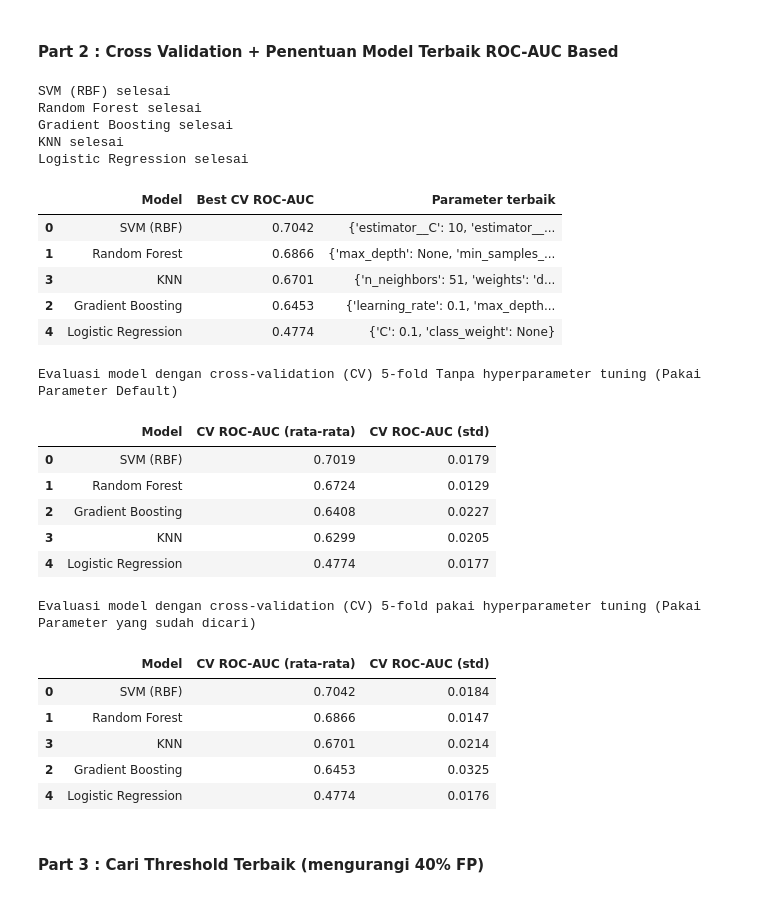
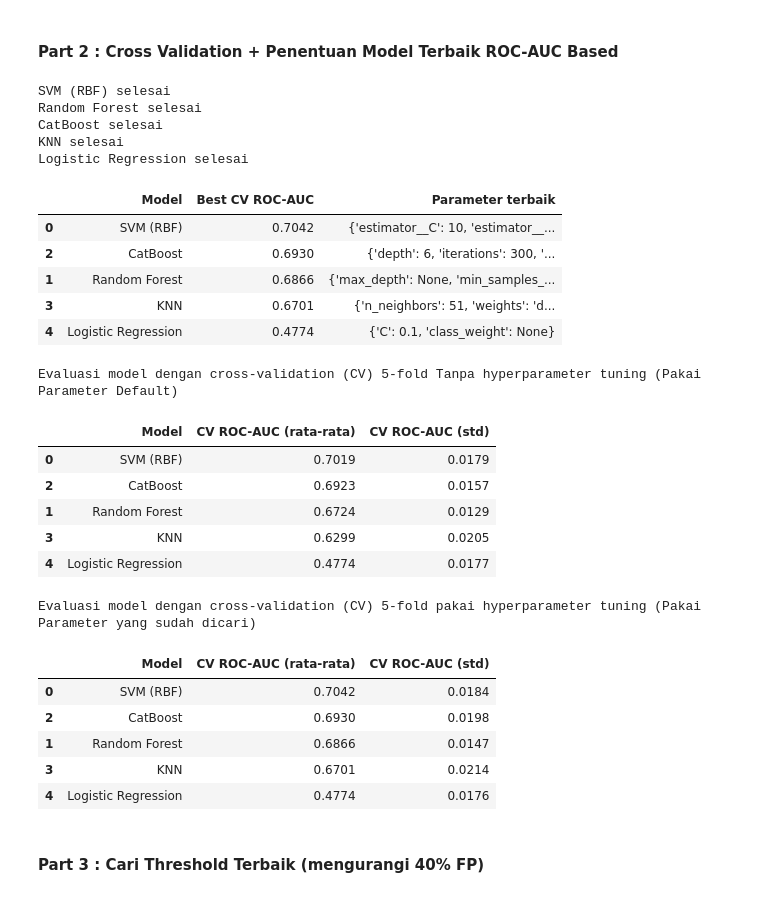
Before and after one commit to gondryy/ML_Kelompok2_WaterPotability, a Jupyter notebook: notebooks/02+03_preprocess_train_eval.ipynb, the cells around one changed output. Saved outputs shown, nothing was run; the diff lists cells and outputs as text; code cells hidden in the pictures.

Commit message:
Model di Notebook jadi Catboost

```diff
--- a/notebooks/02+03_preprocess_train_eval.ipynb
+++ b/notebooks/02+03_preprocess_train_eval.ipynb
@@ -110,7 +110,8 @@ from sklearn.metrics import (
 from sklearn.neighbors import KNeighborsClassifier
 from sklearn.svm import SVC
 from sklearn.linear_model import LogisticRegression
-from sklearn.ensemble import GradientBoostingClassifier, RandomForestClassifier
+from sklearn.ensemble import RandomForestClassifier
+from catboost import CatBoostClassifier
 
 from sklearn.calibration import CalibratedClassifierCV
 models = {
@@ -119,7 +120,15 @@ models = {
         cv=5, method="sigmoid", ensemble=False
     ),
     "Random Forest": RandomForestClassifier(n_estimators=100, max_depth=10, random_state=RANDOM_STATE),
-    "Gradient Boosting": GradientBoostingClassifier(n_estimators=100, max_depth=3, random_state=RANDOM_STATE),
+    "CatBoost": CatBoostClassifier(
+            iterations=300,
+            depth=5,
+            learning_rate=0.05,
+            auto_class_weights="Balanced",
+            verbose=0,
+            random_seed=RANDOM_STATE,
+            allow_writing_files=False,
+        ),
     "KNN": KNeighborsClassifier(n_neighbors=5),
     "Logistic Regression": LogisticRegression(random_state=RANDOM_STATE),
 }
@@ -150,10 +159,10 @@ param_grids = {
         "C": [0.01, 0.1, 1, 10],
         "class_weight": [None, "balanced"],
     },
-    "Gradient Boosting": {
-        "n_estimators": [100, 200],
-        "learning_rate": [0.05, 0.1],
-        "max_depth": [2, 3, 4],
+    "CatBoost": {
+        "iterations": [200, 300],
+        "depth": [4, 5, 6],
+        "learning_rate": [0.03, 0.05, 0.1],
     },
     "KNN": {
         "n_neighbors": [5, 15, 31, 51],
@@ -168,37 +177,37 @@ for name, model in models.items():
     # preprocessing ikut di dalam pipeline, jadi dipelajari ulang di tiap fold (tanpa leakage)
     pipe = Pipeline([
         ("prep", clone(preprocessor)),
         ("model", clone(model)),
     ])
     grid = {f"model__{k}": v for k, v in param_grids[name].items()}
 
     search = GridSearchCV(pipe, grid, scoring="roc_auc", cv=cv, n_jobs=-1)
     search.fit(X_train, y_train)
 
     # buang awalan "model__" supaya bisa dipasang ke model polos
     best_params = {k.removeprefix("model__"): v for k, v in search.best_params_.items()}
     models_tuned[name] = clone(model).set_params(**best_params)
 
     tuning_rows.append({
         "Model": name,
         "Best CV ROC-AUC": round(search.best_score_, 4),
         "Parameter terbaik": best_params,
     })
     print(f"{name} selesai")
 
 tuning_df = pd.DataFrame(tuning_rows).sort_values("Best CV ROC-AUC", ascending=False)
 tuning_df
 # %% [output]
 SVM (RBF) selesai
 Random Forest selesai
-Gradient Boosting selesai
+CatBoost selesai
 KNN selesai
 Logistic Regression selesai
 |  | Model | Best CV ROC-AUC | Parameter terbaik |
 | 0 | SVM (RBF) | 0.7042 | {'estimator__C': 10, 'estimator__... |
+| 2 | CatBoost | 0.6930 | {'depth': 6, 'iterations': 300, '... |
 | 1 | Random Forest | 0.6866 | {'max_depth': None, 'min_samples_... |
 | 3 | KNN | 0.6701 | {'n_neighbors': 51, 'weights': 'd... |
-| 2 | Gradient Boosting | 0.6453 | {'learning_rate': 0.1, 'max_depth... |
 | 4 | Logistic Regression | 0.4774 | {'C': 0.1, 'class_weight': None} |
 # %%
 print("Evaluasi model dengan cross-validation (CV) 5-fold Tanpa hyperparameter tuning (Pakai Parameter Default)")
@@ -231,8 +240,8 @@ cv_df
 Evaluasi model dengan cross-validation (CV) 5-fold Tanpa hyperparameter tuning (Pakai Parameter Default)
 |  | Model | CV ROC-AUC (rata-rata) | CV ROC-AUC (std) |
 | 0 | SVM (RBF) | 0.7019 | 0.0179 |
+| 2 | CatBoost | 0.6923 | 0.0157 |
 | 1 | Random Forest | 0.6724 | 0.0129 |
-| 2 | Gradient Boosting | 0.6408 | 0.0227 |
 | 3 | KNN | 0.6299 | 0.0205 |
 | 4 | Logistic Regression | 0.4774 | 0.0177 |
 # %%
@@ -266,9 +275,9 @@ cv_df
 Evaluasi model dengan cross-validation (CV) 5-fold pakai hyperparameter tuning (Pakai Parameter yang sudah dicari)
 |  | Model | CV ROC-AUC (rata-rata) | CV ROC-AUC (std) |
 | 0 | SVM (RBF) | 0.7042 | 0.0184 |
+| 2 | CatBoost | 0.6930 | 0.0198 |
 | 1 | Random Forest | 0.6866 | 0.0147 |
 | 3 | KNN | 0.6701 | 0.0214 |
-| 2 | Gradient Boosting | 0.6453 | 0.0325 |
 | 4 | Logistic Regression | 0.4774 | 0.0176 |
 # %% [markdown]
 #### Part 3 : Cari Threshold Terbaik (mengurangi 40% FP)
```
Also changed, not shown: parts of 2 cells of this notebook.
